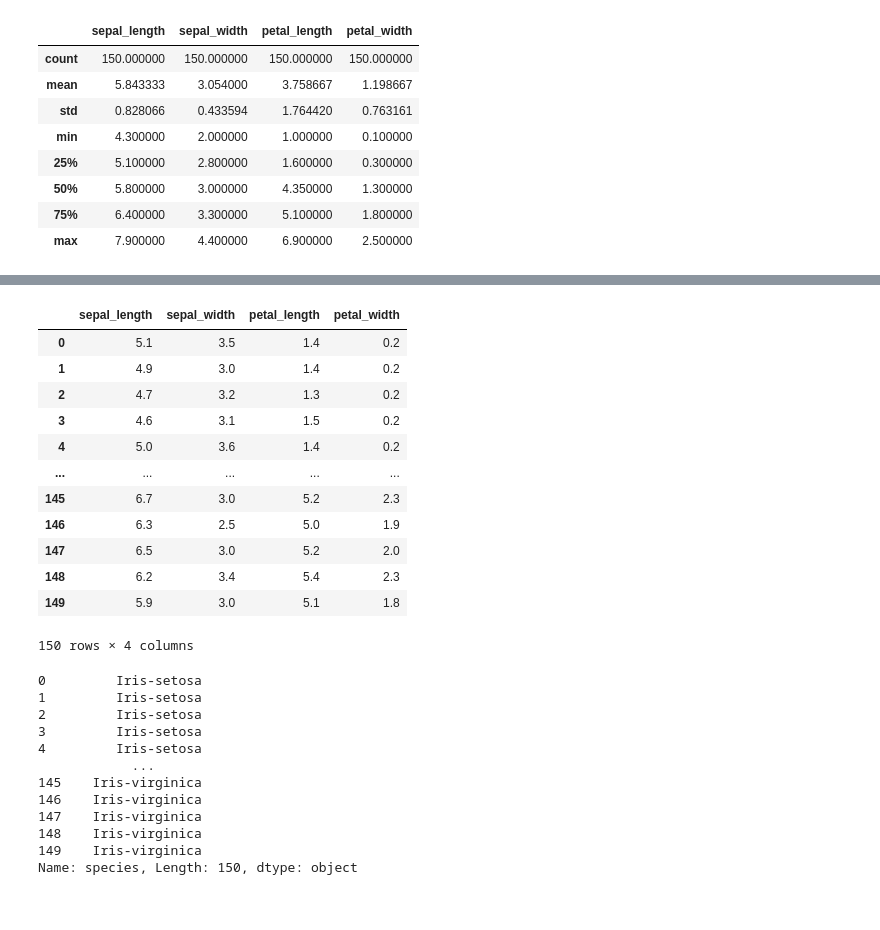
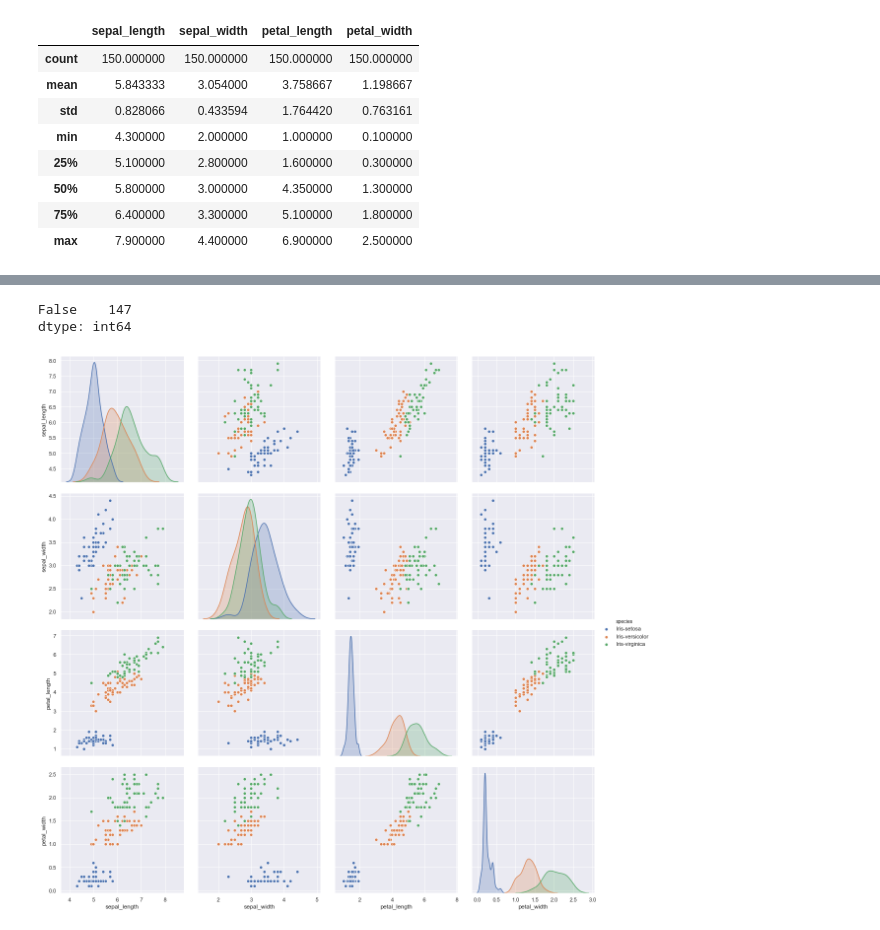
Before and after one commit to hilars/cs_ml_intro, a Jupyter notebook: Classification algorithms.ipynb, the cells around one changed output, grey strips where cells are left out. Cells and saved outputs as stored; diff of their text form; code cells hidden in the pictures.

Commit message:
modify,visualise and predict outcomes

```diff
--- a/Classification algorithms.ipynb
+++ b/Classification algorithms.ipynb
@@ -1,10 +1,15 @@
 # %%
 # IMPORT NECESSARY MODULES
 import pandas as pd
-from sklearn import model_selection
-from sklearn.metrics import confusion_matrix
+
+from sklearn.model_selection import train_test_split
+from sklearn.neighbors import KNeighborsClassifier
+from sklearn.metrics import confusion_matrix, accuracy_score
+from sklearn.linear_model import LogisticRegression
+
+import seaborn as sns
+sns.set()
 import matplotlib.pyplot as plt
-%matplotlib inline
 # %%
 # LOAD DATASET
 url = "http://archive.ics.uci.edu/ml/machine-learning-databases/iris/iris.data"
@@ -56,31 +61,0 @@ y = df.iloc[:,4] #Actual values to be predicted
-# %%
-X
-# %% [output]
-|  | sepal_length | sepal_width | petal_length | petal_width |
-| 0 | 5.1 | 3.5 | 1.4 | 0.2 |
-| 1 | 4.9 | 3.0 | 1.4 | 0.2 |
-| 2 | 4.7 | 3.2 | 1.3 | 0.2 |
-| 3 | 4.6 | 3.1 | 1.5 | 0.2 |
-| 4 | 5.0 | 3.6 | 1.4 | 0.2 |
-| ... | ... | ... | ... | ... |
-| 145 | 6.7 | 3.0 | 5.2 | 2.3 |
-| 146 | 6.3 | 2.5 | 5.0 | 1.9 |
-| 147 | 6.5 | 3.0 | 5.2 | 2.0 |
-| 148 | 6.2 | 3.4 | 5.4 | 2.3 |
-| 149 | 5.9 | 3.0 | 5.1 | 1.8 |
-150 rows × 4 columns
-# %%
-y
-# %% [output]
-0         Iris-setosa
-1         Iris-setosa
-2         Iris-setosa
-3         Iris-setosa
-4         Iris-setosa
-            ...
-145    Iris-virginica
-146    Iris-virginica
-147    Iris-virginica
-148    Iris-virginica
-149    Iris-virginica
-Name: species, Length: 150, dtype: object
@@ -92,0 +62,12 @@ seed = 7
+# %%
+# DROP DUPLICATES
+df.drop_duplicates(inplace=True)
+display(df.duplicated().value_counts())
+# %% [output]
+False    147
+dtype: int64
+# %%
+# VISUALISE THE DATASET
+sns.pairplot(df, hue="species", height = 4);
+# %% [output]
+[figure, added]
```
Also changed, not shown: parts of 11 cells of this notebook.
